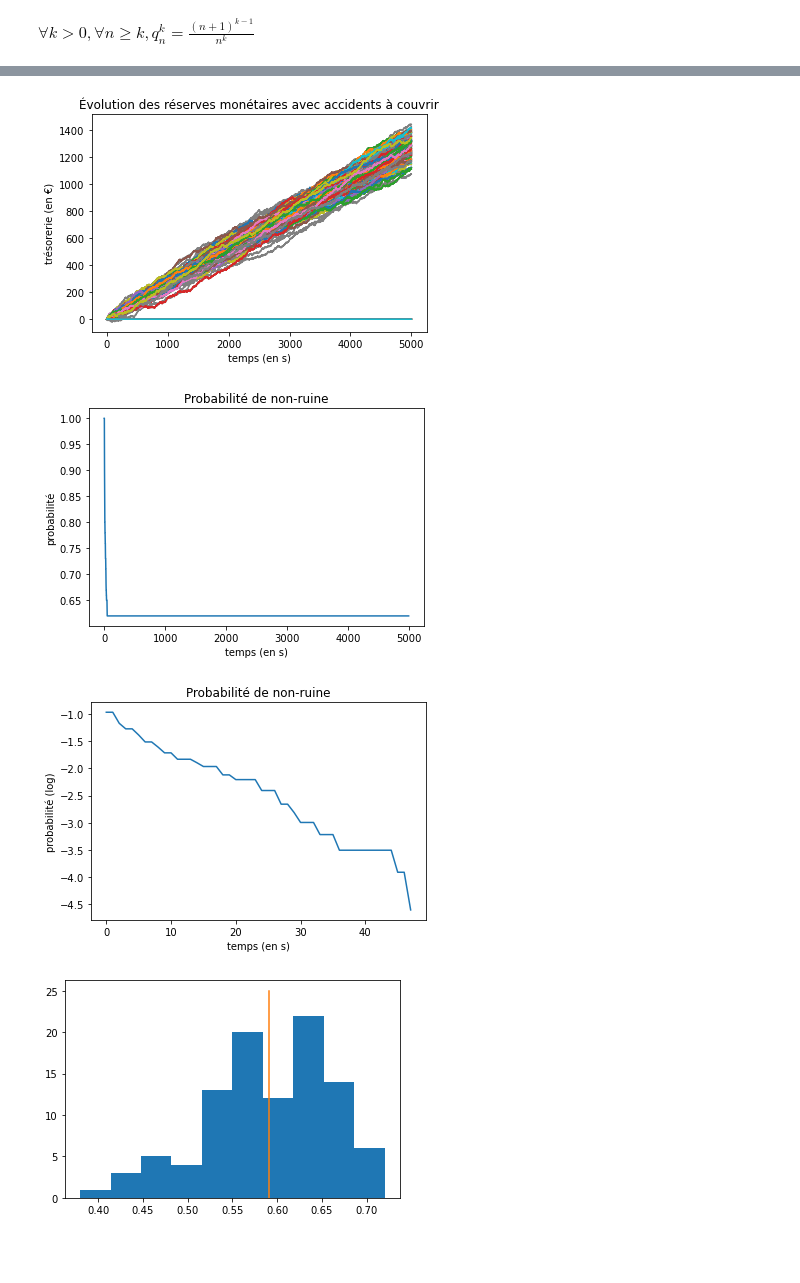
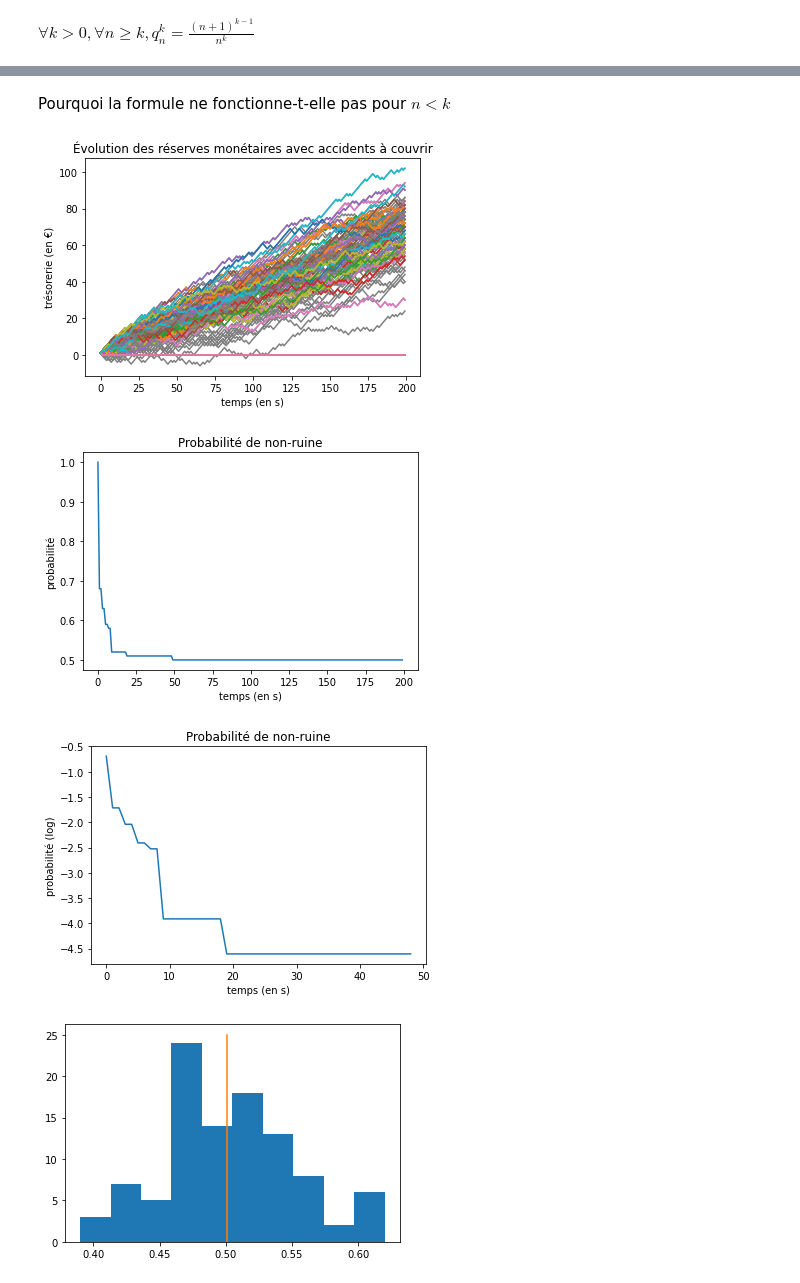
Before and after one commit to jeanHeibig/casinoRoulette, a Jupyter notebook: p_ruine/n2.ipynb, the cells around one changed output, grey strips where cells are left out. Cells and saved outputs as stored; diff of their text form; code cells hidden in the pictures; blank space fills up the shorter version.

Commit message:
Improved graphics

```diff
--- a/p_ruine/n2.ipynb
+++ b/p_ruine/n2.ipynb
@@ -5,7 +5,10 @@ import numpy as np
 np.random.seed(0)
 # %%
 def phi(u0, n):
-    M = 50  # Nombre de trajectoires
+    """
+    # n: Nombre de numéros sur la roulette (sans compter le 0: nomnbre total avec le 0 est n+1)
+    """
+    M = 100  # Nombre de trajectoires
     N = 2000 # Durée totale (en s)
     T = np.arange(N)  # Indices des temps
     c = 1  # Débit d'argent rentrant (en €/tour)
@@ -14,24 +17,7 @@ def phi(u0, n):
     S = np.cumsum(dS, axis=1)
     u = u0 + c * T - S
     u_alive = ~np.cumsum(u<=0, axis=1).astype(bool)
-    # u_cutted = u*(u_alive)
     phi = np.mean(u_alive, axis=0)
-    # plt.title("Évolution des réserves monétaires avec accidents à couvrir")
-    # plt.xlabel("temps (en s)")
-    # plt.ylabel("trésorerie (en €)")
-    # plt.plot(u.T, c='gray')
-    # plt.plot(u_cutted.T)
-    # plt.show()
-    # plt.title("Probabilité de non-ruine")
-    # plt.xlabel("temps (en s)")
-    # plt.ylabel("probabilité")
-    # plt.plot(phi)
-    # plt.show()
-    # plt.title("Probabilité de non-ruine")
-    # plt.xlabel("temps (en s)")
-    # plt.ylabel("probabilité (log)")
-    # plt.plot(np.log(phi))
-    # plt.show()
     return phi[-1]
 # %%
 vphi = np.vectorize(phi)
@@ -97,40 +49,42 @@ plt.plot(abscisse, (abscisse + 1)**3 / abscisse**4)
+# %% [markdown]
+Pourquoi la formule ne fonctionne-t-elle pas pour $n < k$
 # %%
-u0 = 3
-n = 3
+u0 = 1
+n = 2  # Nombre de numéros sur la roulette (sans compter le 0: nomnbre total avec le 0 est n+1)
 M = 100  # Nombre de trajectoires
-N = 5000 # Durée totale (en s)
+N = 200 # Durée totale (en s)
 T = np.arange(N)  # Indices des temps
 c = 1  # Débit d'argent rentrant (en €/tour)
 lam = 1 / (n + 1)
 dS = np.hstack((np.zeros((M, 1)), n * (np.random.random((M, N - 1)) < lam)))
 S = np.cumsum(dS, axis=1)
 u = u0 + c * T - S
 u_alive = ~np.cumsum(u<=0, axis=1).astype(bool)
 u_cutted = u*(u_alive)
 phi = np.mean(u_alive, axis=0)
 expt = vphi(u0, n * np.ones(100))
 phi_inf = np.mean(expt)
 plt.title("Évolution des réserves monétaires avec accidents à couvrir")
 plt.xlabel("temps (en s)")
 plt.ylabel("trésorerie (en €)")
 plt.plot(u.T, c='gray')
 plt.plot(u_cutted.T)
 plt.show()
 plt.title("Probabilité de non-ruine")
 plt.xlabel("temps (en s)")
 plt.ylabel("probabilité")
 plt.plot(phi)
 plt.show()
 plt.title("Probabilité de non-ruine")
 plt.xlabel("temps (en s)")
 plt.ylabel("probabilité (log)")
 plt.plot(np.log(phi - phi[-1]))
 plt.show()
 plt.hist(expt)
 plt.plot([phi_inf, phi_inf], [0, 25])
 plt.show()
 # %% [output]
-[figure, old version]
+[figure, new version]
-[figure, old version]
+[figure, new version]
-[figure, old version]
+[figure, new version]
-[figure, old version]
+[figure, new version]
```
Also changed, not shown: parts of 5 cells of this notebook.
